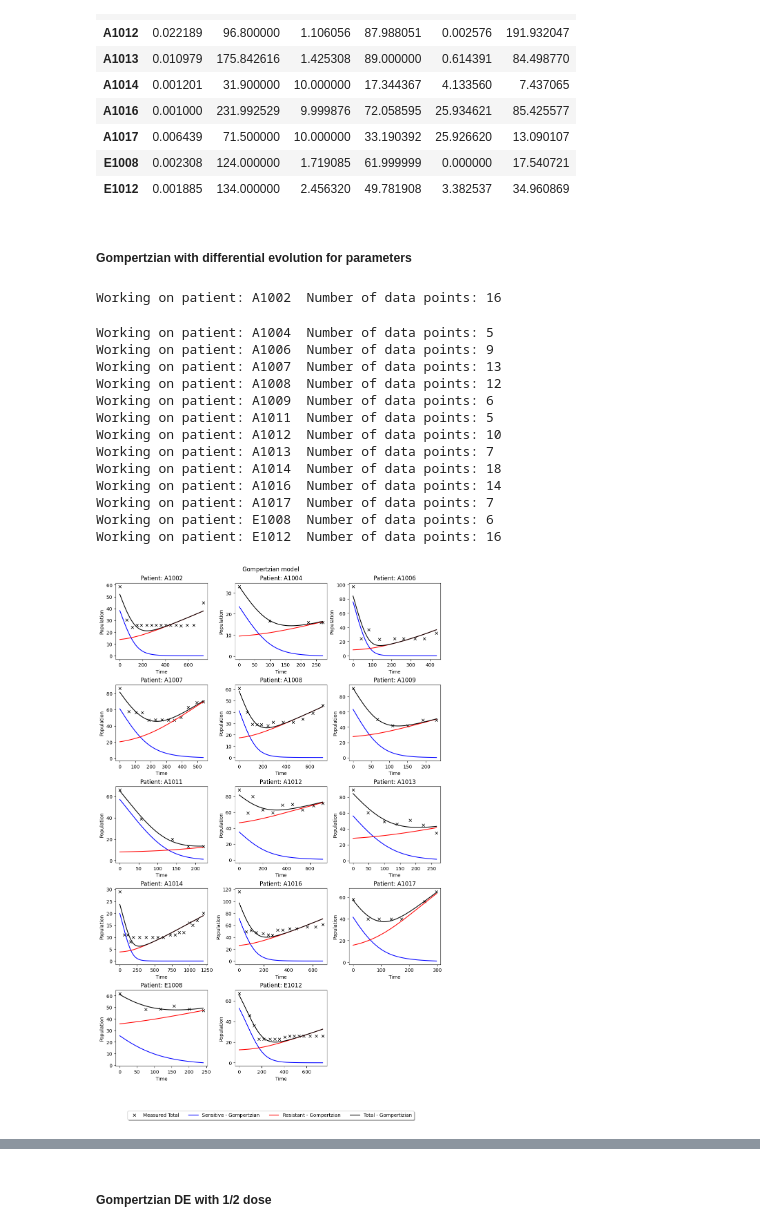
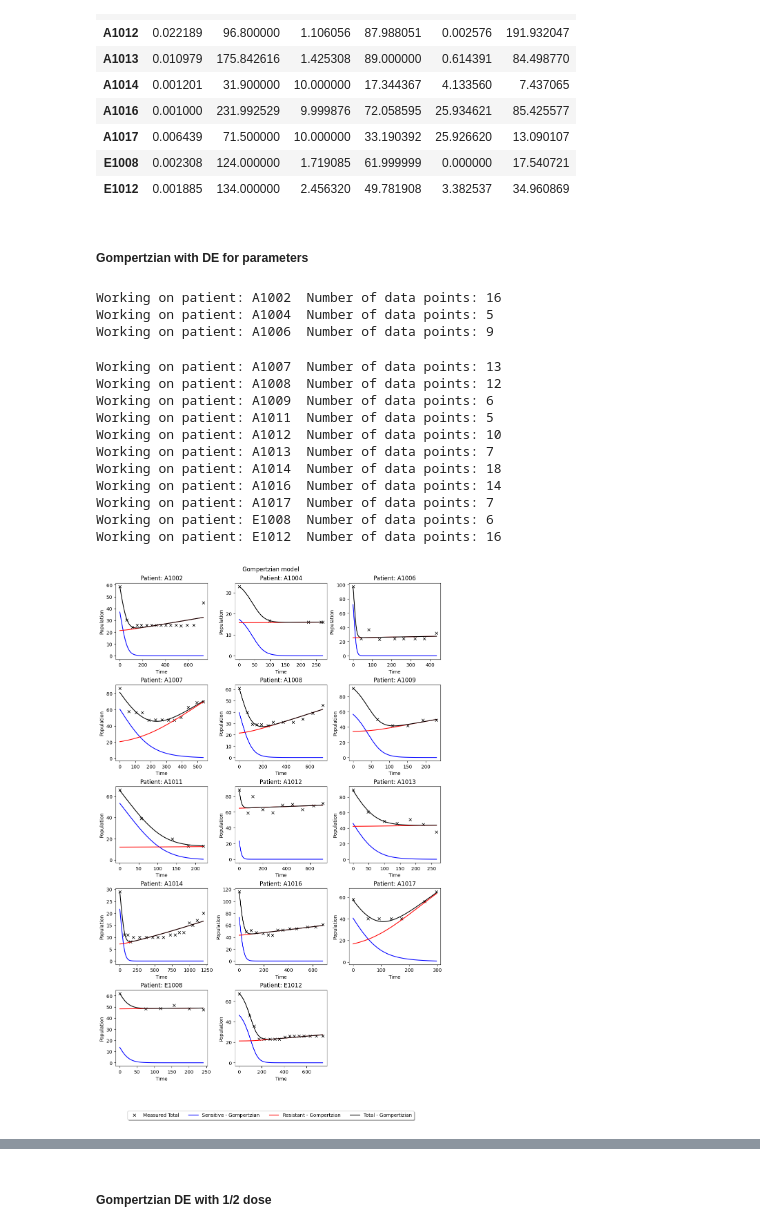
Before and after one commit to hkailas/Erlotinib, a Jupyter notebook: Erlotinib_Gompertizian.ipynb, the cells around one changed output, grey strips where cells are left out. Saved outputs shown, nothing was run; the diff lists cells and outputs as text; code cells hidden in the pictures.

```diff
--- a/Erlotinib_Gompertizian.ipynb
+++ b/Erlotinib_Gompertizian.ipynb
@@ -22,12 +38,13 @@ import copy
 # Reading data
 df = pd.read_csv("Tumor_lengths.csv")
 df = df.loc[~df['ID'].isin(['A1001','A1003', 'A1015', 'E1034'])] # A1001,A1002,A1015 and E1034 have 4 or fewer data points
-df = df[~((df['ID'] == 'A1009') & (df['sum_tumor_lengths'] == 10))]
+#df = df[~((df['ID'] == 'A1009') & (df['sum_tumor_lengths'] == 10))]
 #remove the last point (10mm)as it is a single lymph node 5 days after previous scan -add to previous instead)
 # Add 10 to the value at row 68 and column 1 as dates should be combined
-df.iloc[68, 1] = df.iloc[68, 1] + 10
-df.iloc[68,2] = df.iloc[68,2] + 167
-
+print(df.iloc[68,:])
+#df.iloc[68, 1] = df.iloc[68, 1] + 10 # add final new tumour size to the measurements from 5 days earlier
+#df.iloc[68,2] = df.iloc[68,2] + 167 # add final volume to earlier measurements.
+print(df.iloc[68,:])
 
 df_anyue = pd.read_excel("Individual parameters_START_TKI patients_AYin.xlsx")
 df_anyue = df_anyue[["PID","PD_Kg(/day)","PD_Kd(/day)","PD_Km(/day)"]]
@@ -92,7 +131,7 @@ master_dictionary = {} # dictionary to store the optimized parameters for each p
 for id in unique_IDs:
 
     days = df.days[df.ID == id].tolist()
-    data = df.sum_tumor_lengths[df.ID == id].tolist()
+    data = df.Sum_tumour_volume[df.ID == id].tolist()
     print("Working on patient:", id, " Number of data points:", len(days))
 
 # fitting patient data to equations (r,Kmax,lamda,spop,rpop)
@@ -136,7 +162,7 @@ fig, axs = plt.subplots(nrows, ncols, figsize=(10, 15), constrained_layout=True)
 for index, id in enumerate(unique_IDs, start=0):
     #print("Patient:", id, " Optimal parameters: ", master_dictionary[id])
     days = df.days[df.ID == id].tolist()
-    data = df.sum_tumor_lengths[df.ID == id].tolist()
+    data = df.Sum_tumour_volume[df.ID == id].tolist()
     tspan = np.linspace(0, days[-1], 300)
 
     optimal_params_gom = master_dictionary[id]
@@ -150,7 +176,7 @@ for index, id in enumerate(unique_IDs, start=0):
 #plotting
     ax = axs.flatten()[(index)%len(unique_IDs)]
     days = df.days[df.ID == id].tolist()
-    data = df.sum_tumor_lengths[df.ID == id].tolist()
+    data = df.Sum_tumour_volume[df.ID == id].tolist()
     tspan = np.linspace(0, days[-1], 300)
 
     ax.plot(days, data, 'kx', label='Measured Total') # plot data points
@@ -196,21 +222,22 @@ df_gomp
 | E1008 | 0.002308 | 124.000000 | 1.719085 | 61.999999 | 0.000000 | 17.540721 |
 | E1012 | 0.001885 | 134.000000 | 2.456320 | 49.781908 | 3.382537 | 34.960869 |
 # %% [markdown]
-##### Gompertzian with differential evolution for parameters
+##### Gompertzian with DE for parameters
 # %%
 from scipy.optimize import differential_evolution
 unique_IDs = df.ID.unique()
 master_dictionary = {} # dictionary to store the optimized parameters for each patient
 
-# Find optimal parameters for each patient
+## Find optimal parameters for each patient
 for id in unique_IDs:
 
     days = df.days[df.ID == id].tolist()
-    data = df.sum_tumor_lengths[df.ID == id].tolist()
+    data = df.Sum_tumour_volume[df.ID == id].tolist()
     max_value = max(data[0], data[-1])
 
     print("Working on patient:", id, " Number of data points:", len(days))
-    bounds = [(1e-3, 2e-1), (1.1*max_value, 2*max_value), (1e-1, 10),(0, data[0]), (0, 3*data[0])]
+    #bounds = [(1e-3, 2e-1), (1.1*max_value, 2*max_value), (1e-1, 10),(0, data[0]), (0, 3*data[0])] # these were ok
+    bounds = [(1e-4, 2e-1), (1.1*max_value, 2*max_value), (1e-1, 1000),(0, data[0]), (0, 3*data[0])]
 
     # Use differential_evolution to perform a random search
     opt_result_log = differential_evolution(cost_func_gompertizian, bounds, args=(days, data))
@@ -218,8 +245,8 @@ for id in unique_IDs:
     master_dictionary[id] = opt_result_log.x.tolist() + [opt_result_log.fun]
 # %% [output]
 Working on patient: A1002  Number of data points: 16
+Working on patient: A1004  Number of data points: 5
+Working on patient: A1006  Number of data points: 9
-Working on patient: A1004  Number of data points: 5
-Working on patient: A1006  Number of data points: 9
 Working on patient: A1007  Number of data points: 13
 Working on patient: A1008  Number of data points: 12
 Working on patient: A1009  Number of data points: 6
@@ -243,7 +270,7 @@ fig, axs = plt.subplots(nrows, ncols, figsize=(10, 15), constrained_layout=True)
 for index, id in enumerate(unique_IDs, start=0):
     #print("Patient:", id, " Optimal parameters: ", master_dictionary[id])
     days = df.days[df.ID == id].tolist()
-    data = df.sum_tumor_lengths[df.ID == id].tolist()
+    data = df.Sum_tumour_volume[df.ID == id].tolist()
     tspan = np.linspace(0, days[-1], 300)
 
     optimal_params_gom = master_dictionary[id]
@@ -253,35 +280,35 @@ for index, id in enumerate(unique_IDs, start=0):
                             init_populations_gom, dense_output=True,
                             args = tuple([optimal_params_gom[:3]]))
     sum_pops_gom = np.sum(pred_data_gom.sol(tspan), axis=0)
 
 #plotting
     ax = axs.flatten()[(index)%len(unique_IDs)]
     days = df.days[df.ID == id].tolist()
-    data = df.sum_tumor_lengths[df.ID == id].tolist()
+    data = df.Sum_tumour_volume[df.ID == id].tolist()
     tspan = np.linspace(0, days[-1], 300)
 
     ax.plot(days, data, 'kx', label='Measured Total') # plot data points
     ax.plot(tspan, pred_data_gom.sol(tspan)[0], 'b-', label='Sensitive - Gompertz ')
     ax.plot(tspan, pred_data_gom.sol(tspan)[1], 'r-', label='Resistant - Gompertz')
     ax.plot(tspan, sum_pops_gom, 'k-', label='Total - Gompertz')
     ax.set_xlabel('Time')
     ax.set_ylabel('Population')
     ax.set_title(f'Patient: {id}')
 
 for i in range(index+1, nrows*ncols):
     axs.flatten()[i].axis('off') #hide empty subplots
 
 legend_elements = [Line2D([0], [0], marker='x', color='k', label='Measured Total', linestyle='None'),
                    Line2D([0], [0], color='b', label='Sensitive - Gompertzian'),
                    Line2D([0], [0], color='r', label='Resistant - Gompertzian'),
                    Line2D([0], [0], color='k', linestyle= '-' ,label='Total - Gompertizian'),]
 
 fig.legend(handles=legend_elements, loc='upper center', bbox_to_anchor=(0.5, -0.05),
 fancybox=True, shadow=True, ncol=7)
 fig.suptitle('Gompertzian model')
 plt.show()
 # %% [output]
-[figure, old version]
+[figure, new version]
 # %%
 df_gomp = pd.DataFrame.from_dict(master_dictionary, orient='index',
                                      columns=['r','Kmax','lamda','spop_0','rpop_0','mse'])
```
Also changed, not shown: parts of 8 cells of this notebook, 3 other files.
